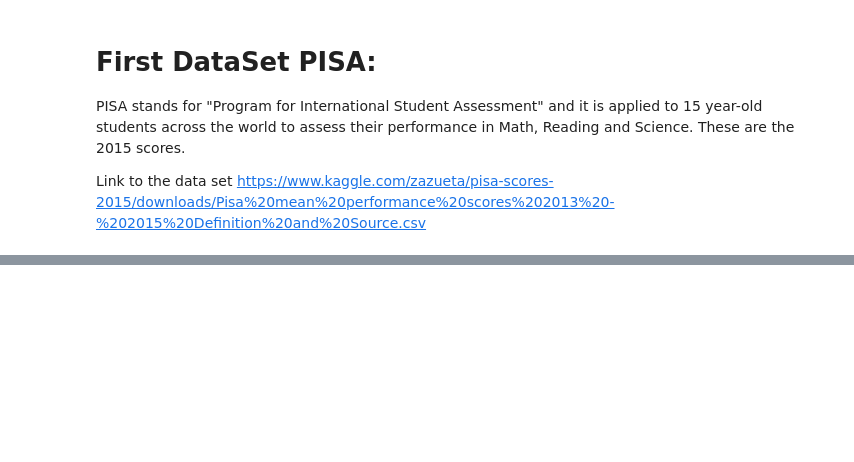
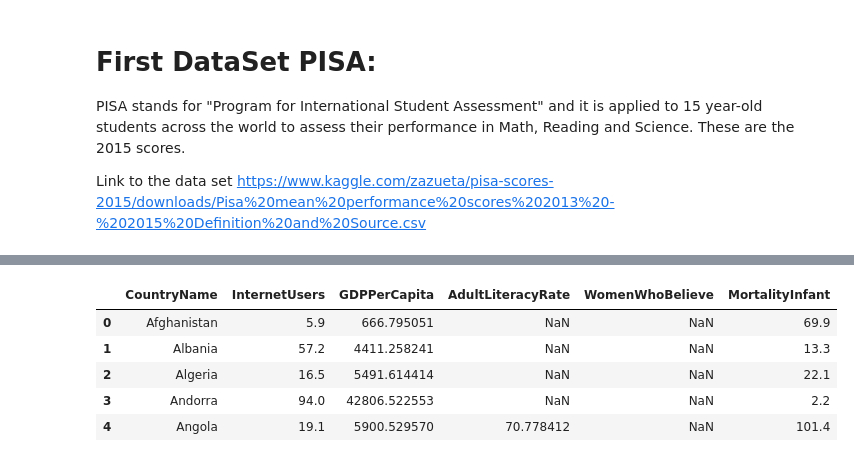
Before and after one commit to EnzoCalogero/Python_DataScience, a Jupyter notebook: course2/Assignment4.ipynb, the cells around one changed output, grey strips where cells are left out. Cells and saved outputs as stored; diff of their text form; code cells hidden in the pictures; blank space fills up the shorter version.

```diff
--- a/course2/Assignment4.ipynb
+++ b/course2/Assignment4.ipynb
@@ -126,12 +124,23 @@ SP.DYN.IMRT.MA.IN  [2015] --> Mortality rate, infant, male (per 1,000 live birth
 # %%
-WordInds = pd.read_csv('Indicators.csv')#, nrows=1601)
+WordInds = pd.read_csv('/home/dio/Coursera_Python/dati/Indicators.csv')
 WordInds=WordInds[['CountryName','IndicatorCode','Year','Value']]
-#Filter for the most recent years...
-WordInds=WordInds[WordInds['Year']>2012]
+#Filter for one year...
+WordInds=WordInds[WordInds['Year']==2013]
 
 #Select the indicators of interest
-indicators=['IT.NET.USER.P2','NY.ADJ.NNTY.PC.CD','NY.GDP.PCAP.CD',
-'SE.ADT.LITR.ZS','SG.VAW.REFU.ZS',
-'SP.DYN.IMRT.IN']
+indicators=['IT.NET.USER.P2','NY.GDP.PCAP.CD','SE.ADT.LITR.ZS','SG.VAW.REFU.ZS','SP.DYN.IMRT.IN']
 
 WordInds=WordInds[WordInds['IndicatorCode'].isin(indicators)]
+WordInds=WordInds.pivot_table(index=['CountryName'],columns=['IndicatorCode'],values=['Value'])
+
+colonne=['InternetUsers','GDPPerCapita','AdultLiteracyRate','WomenWhoBelieve','MortalityInfant']
+WordInds.columns=colonne
+WordInds=WordInds.reset_index()  ##just added
+WordInds.head()
+# %% [output]
+|  | CountryName | InternetUsers | GDPPerCapita | AdultLiteracyRate | WomenWhoBelieve | MortalityInfant |
+| 0 | Afghanistan | 5.9 | 666.795051 | NaN | NaN | 69.9 |
+| 1 | Albania | 57.2 | 4411.258241 | NaN | NaN | 13.3 |
+| 2 | Algeria | 16.5 | 5491.614414 | NaN | NaN | 22.1 |
+| 3 | Andorra | 94.0 | 42806.522553 | NaN | NaN | 2.2 |
+| 4 | Angola | 19.1 | 5900.529570 | 70.778412 | NaN | 101.4 |
```
Also changed, not shown: parts of 27 cells of this notebook, 1 other file.
